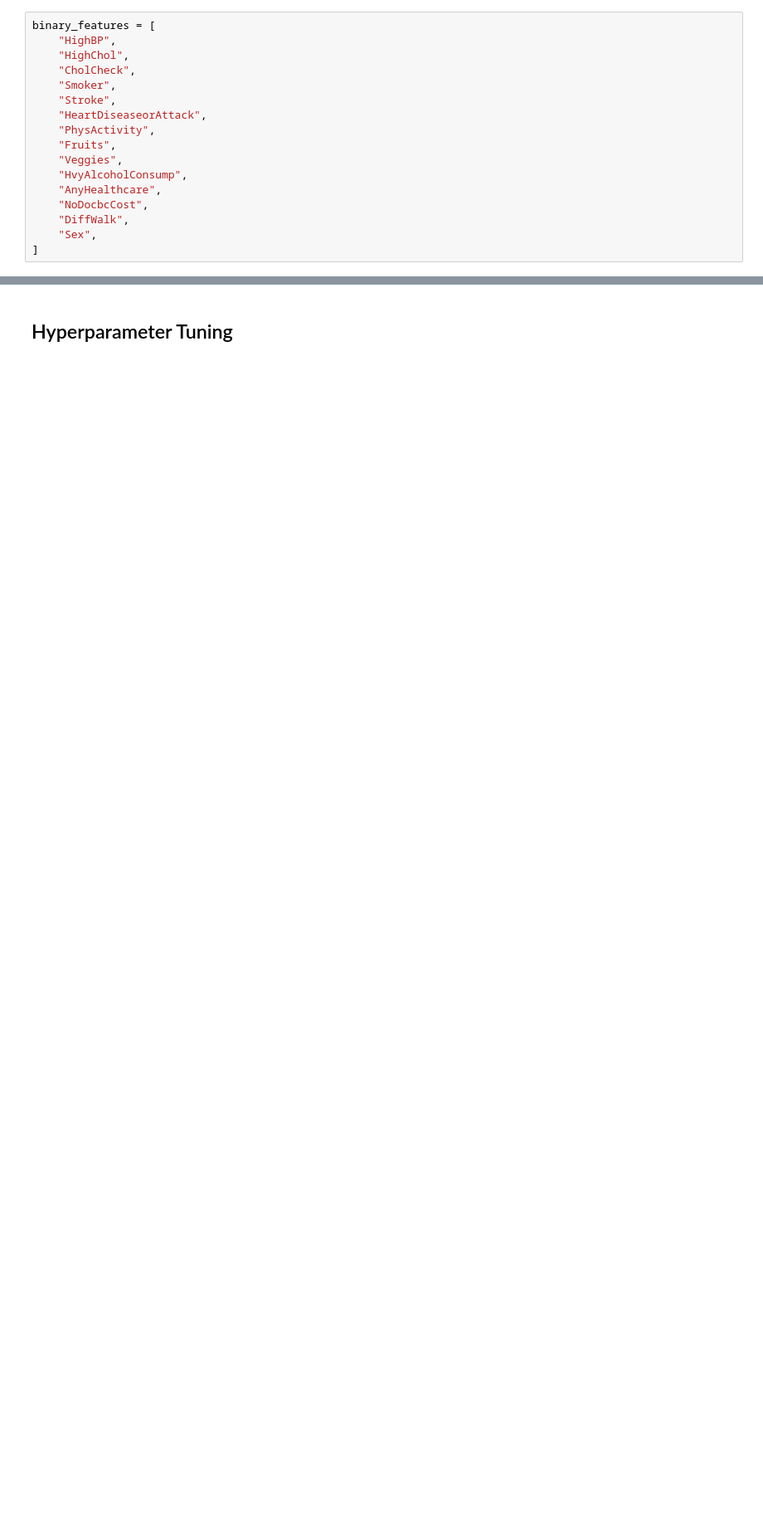
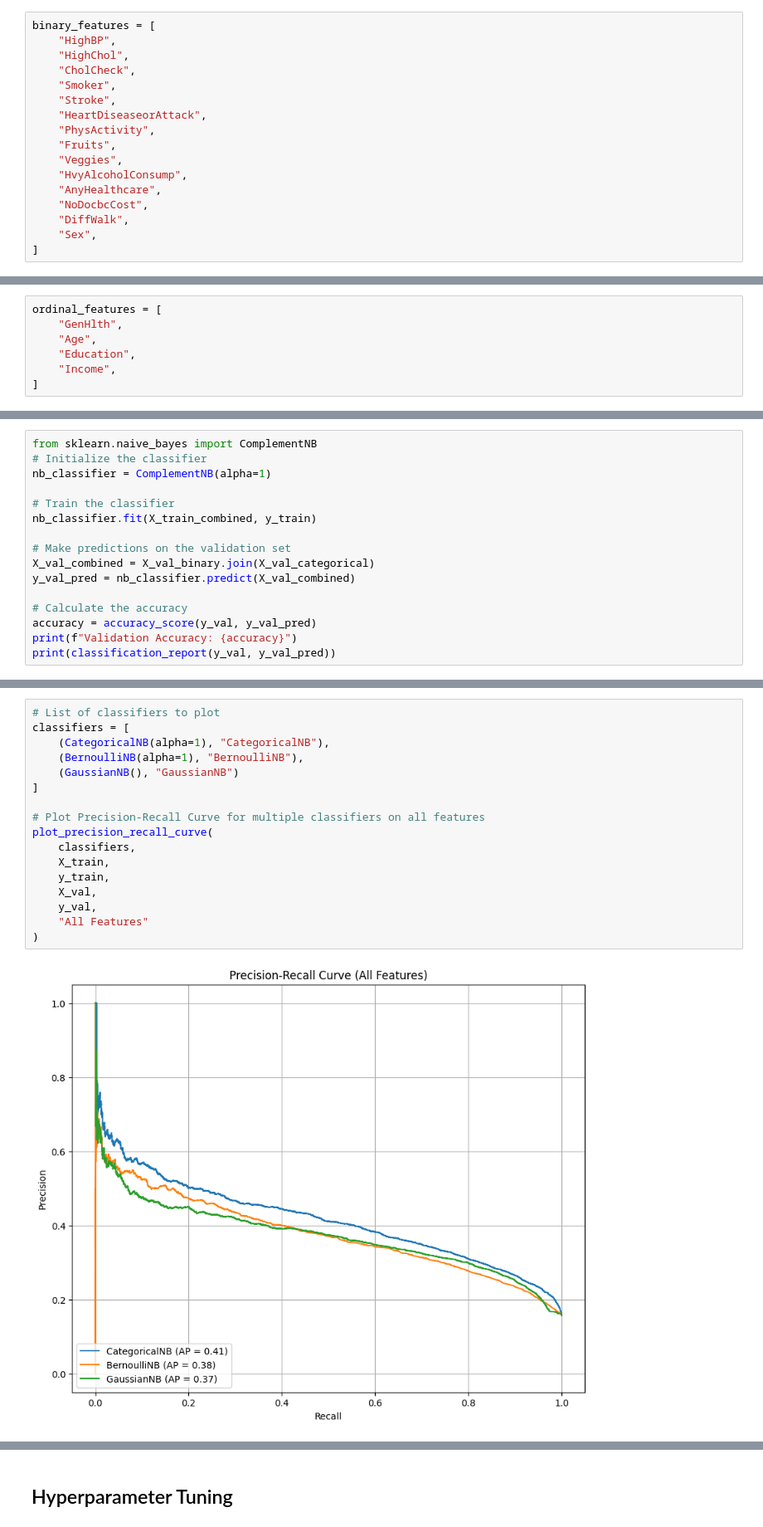
Before and after one commit to benediktpri/ie500_data_mining_project, a Jupyter notebook: notebooks/naive_bayes_philipp.ipynb, the cells around one changed output, grey strips where cells are left out. Shown at 83% size. Drawn from its saved outputs; the diff is of its cells as text; blank space fills up the shorter version.

```diff
--- a/notebooks/naive_bayes_philipp.ipynb
+++ b/notebooks/naive_bayes_philipp.ipynb
@@ -130,0 +167,7 @@ Using only binary features for the Bernoulli Naive Bayes classifier **increases*
+# %%
+ordinal_features = [
+    "GenHlth",
+    "Age",
+    "Education",
+    "Income",
+]
@@ -130,0 +231,16 @@ Using only binary features for the Bernoulli Naive Bayes classifier **increases*
+# %%
+from sklearn.naive_bayes import ComplementNB
+# Initialize the classifier
+nb_classifier = ComplementNB(alpha=1)
+
+# Train the classifier
+nb_classifier.fit(X_train_combined, y_train)
+
+# Make predictions on the validation set
+X_val_combined = X_val_binary.join(X_val_categorical)
+y_val_pred = nb_classifier.predict(X_val_combined)
+
+# Calculate the accuracy
+accuracy = accuracy_score(y_val, y_val_pred)
+print(f"Validation Accuracy: {accuracy}")
+print(classification_report(y_val, y_val_pred))
@@ -130,0 +293,19 @@ Using only binary features for the Bernoulli Naive Bayes classifier **increases*
+# %%
+# List of classifiers to plot
+classifiers = [
+    (CategoricalNB(alpha=1), "CategoricalNB"),
+    (BernoulliNB(alpha=1), "BernoulliNB"),
+    (GaussianNB(), "GaussianNB")
+]
+
+# Plot Precision-Recall Curve for multiple classifiers on all features
+plot_precision_recall_curve(
+    classifiers,
+    X_train,
+    y_train,
+    X_val,
+    y_val,
+    "All Features"
+)
+# %% [output]
+[figure, added]
```
Also changed, not shown: parts of 84 cells of this notebook, 6 other files.
